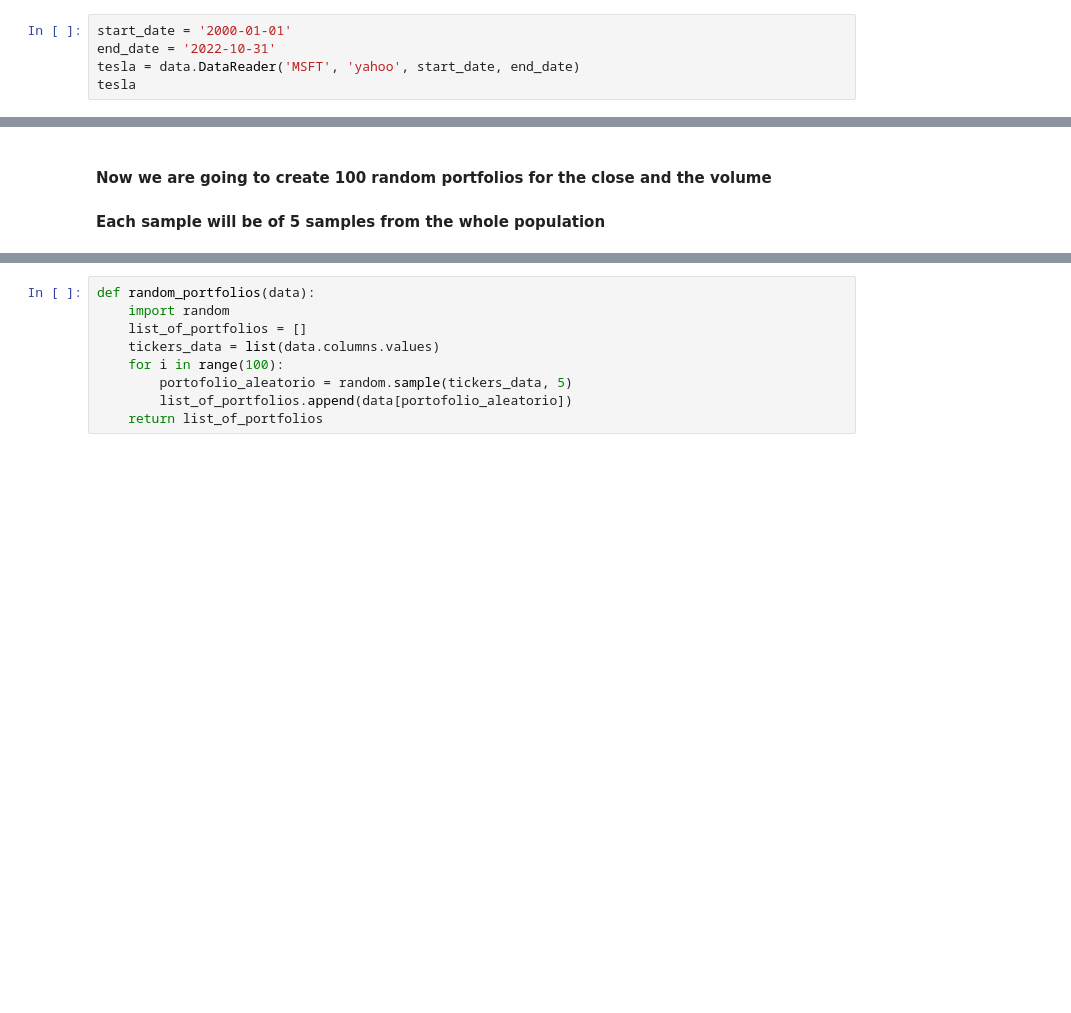
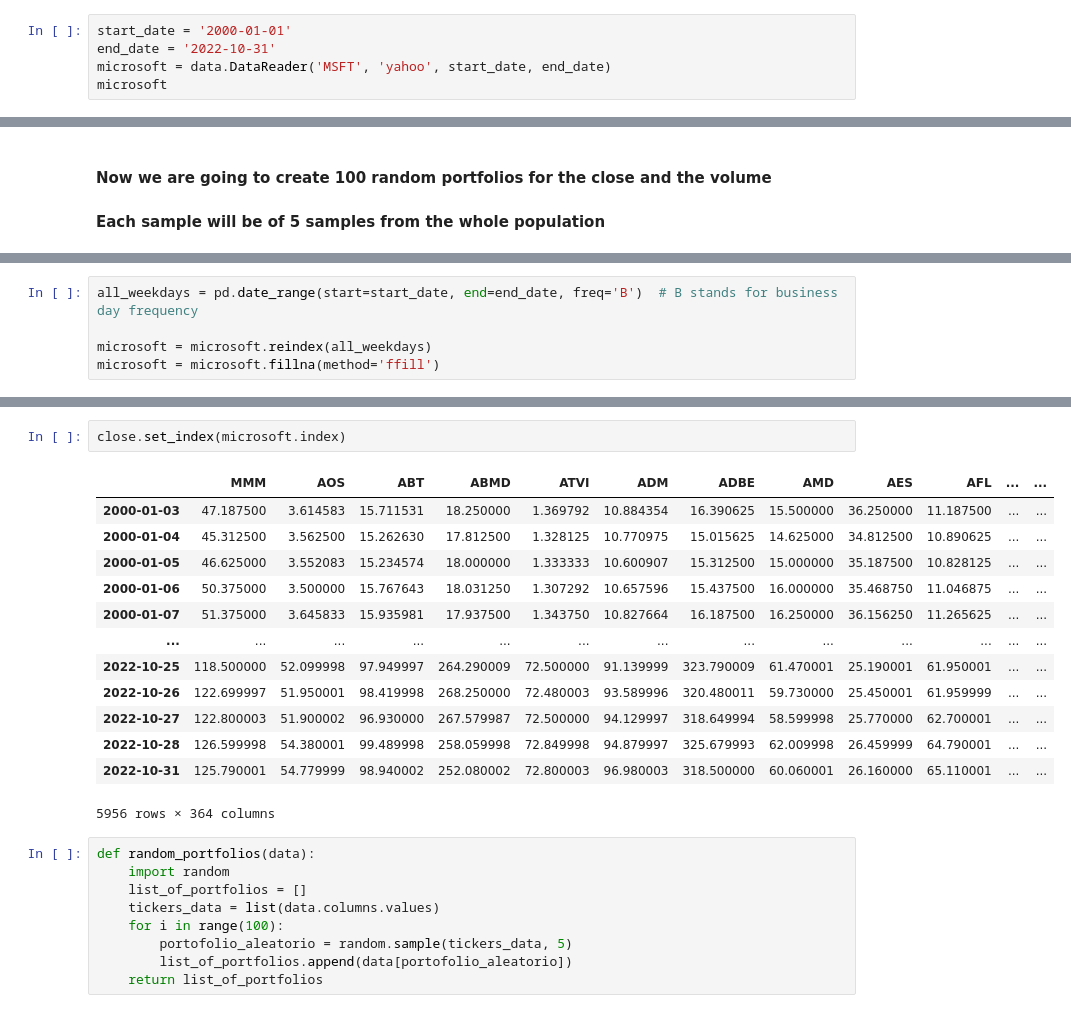
Before and after one commit to Jesus-Almansa/Final_Project_DA, a Jupyter notebook: project.ipynb, the cells around one changed output, grey strips where cells are left out. Saved outputs shown, nothing was run; the diff lists cells and outputs as text; blank space fills up the shorter version.

```diff
--- a/project.ipynb
+++ b/project.ipynb
@@ -13,8 +13,8 @@ Example of web scrapping on Tesla
 # %%
 start_date = '2000-01-01'
 end_date = '2022-10-31'
-tesla = data.DataReader('MSFT', 'yahoo', start_date, end_date)
-tesla
+microsoft = data.DataReader('MSFT', 'yahoo', start_date, end_date)
+microsoft
 # %% [output]
 |  | High | Low | Open | Close | Volume | Adj Close |
 | Date |  |  |  |  |  |  |
@@ -220,0 +156,5 @@ close
+# %%
+all_weekdays = pd.date_range(start=start_date, end=end_date, freq='B')  # B stands for business day frequency
+
+microsoft = microsoft.reindex(all_weekdays)
+microsoft = microsoft.fillna(method='ffill')
@@ -221,3 +172,19 @@ close
+# %%
+close.set_index(microsoft.index)
+# %% [output]
+|  | MMM | AOS | ABT | ABMD | ATVI | ADM | ADBE | AMD | AES | AFL | ... | ... |
+| 2000-01-03 | 47.187500 | 3.614583 | 15.711531 | 18.250000 | 1.369792 | 10.884354 | 16.390625 | 15.500000 | 36.250000 | 11.187500 | ... | ... |
+| 2000-01-04 | 45.312500 | 3.562500 | 15.262630 | 17.812500 | 1.328125 | 10.770975 | 15.015625 | 14.625000 | 34.812500 | 10.890625 | ... | ... |
+| 2000-01-05 | 46.625000 | 3.552083 | 15.234574 | 18.000000 | 1.333333 | 10.600907 | 15.312500 | 15.000000 | 35.187500 | 10.828125 | ... | ... |
+| 2000-01-06 | 50.375000 | 3.500000 | 15.767643 | 18.031250 | 1.307292 | 10.657596 | 15.437500 | 16.000000 | 35.468750 | 11.046875 | ... | ... |
+| 2000-01-07 | 51.375000 | 3.645833 | 15.935981 | 17.937500 | 1.343750 | 10.827664 | 16.187500 | 16.250000 | 36.156250 | 11.265625 | ... | ... |
+| ... | ... | ... | ... | ... | ... | ... | ... | ... | ... | ... | ... | ... |
+| 2022-10-25 | 118.500000 | 52.099998 | 97.949997 | 264.290009 | 72.500000 | 91.139999 | 323.790009 | 61.470001 | 25.190001 | 61.950001 | ... | ... |
+| 2022-10-26 | 122.699997 | 51.950001 | 98.419998 | 268.250000 | 72.480003 | 93.589996 | 320.480011 | 59.730000 | 25.450001 | 61.959999 | ... | ... |
+| 2022-10-27 | 122.800003 | 51.900002 | 96.930000 | 267.579987 | 72.500000 | 94.129997 | 318.649994 | 58.599998 | 25.770000 | 62.700001 | ... | ... |
+| 2022-10-28 | 126.599998 | 54.380001 | 99.489998 | 258.059998 | 72.849998 | 94.879997 | 325.679993 | 62.009998 | 26.459999 | 64.790001 | ... | ... |
+| 2022-10-31 | 125.790001 | 54.779999 | 98.940002 | 252.080002 | 72.800003 | 96.980003 | 318.500000 | 60.060001 | 26.160000 | 65.110001 | ... | ... |
+5956 rows × 364 columns
 # %%
 def random_portfolios(data):
     import random
```
Also changed, not shown: parts of 32 cells of this notebook.
